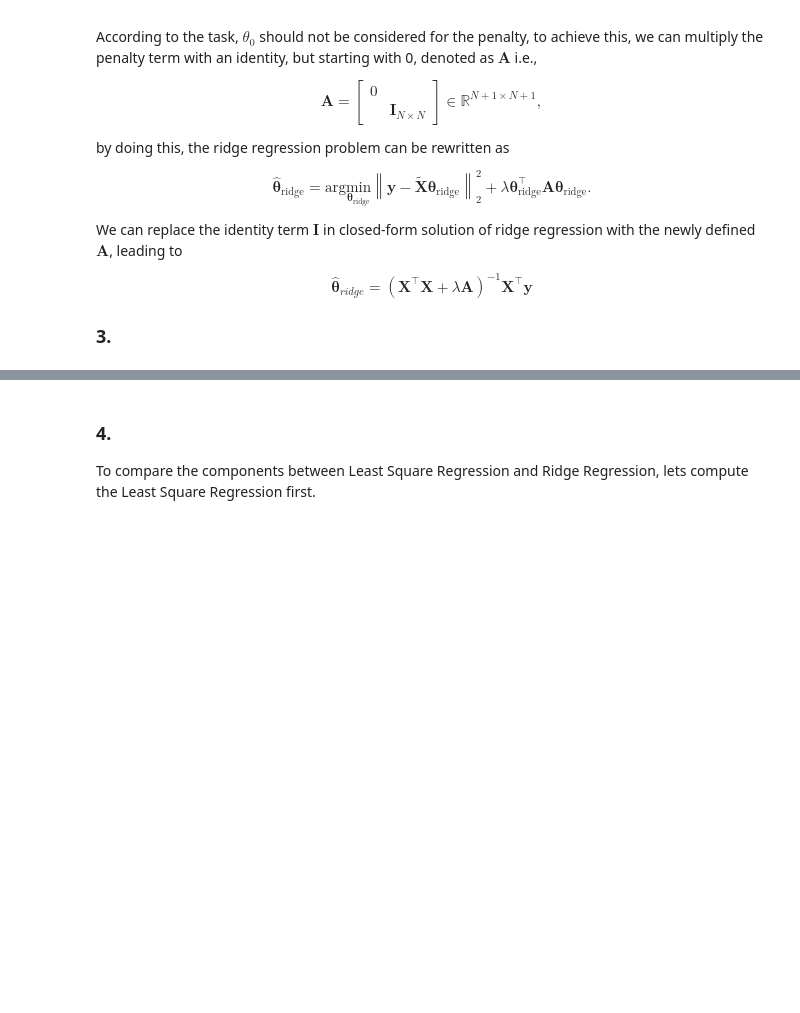
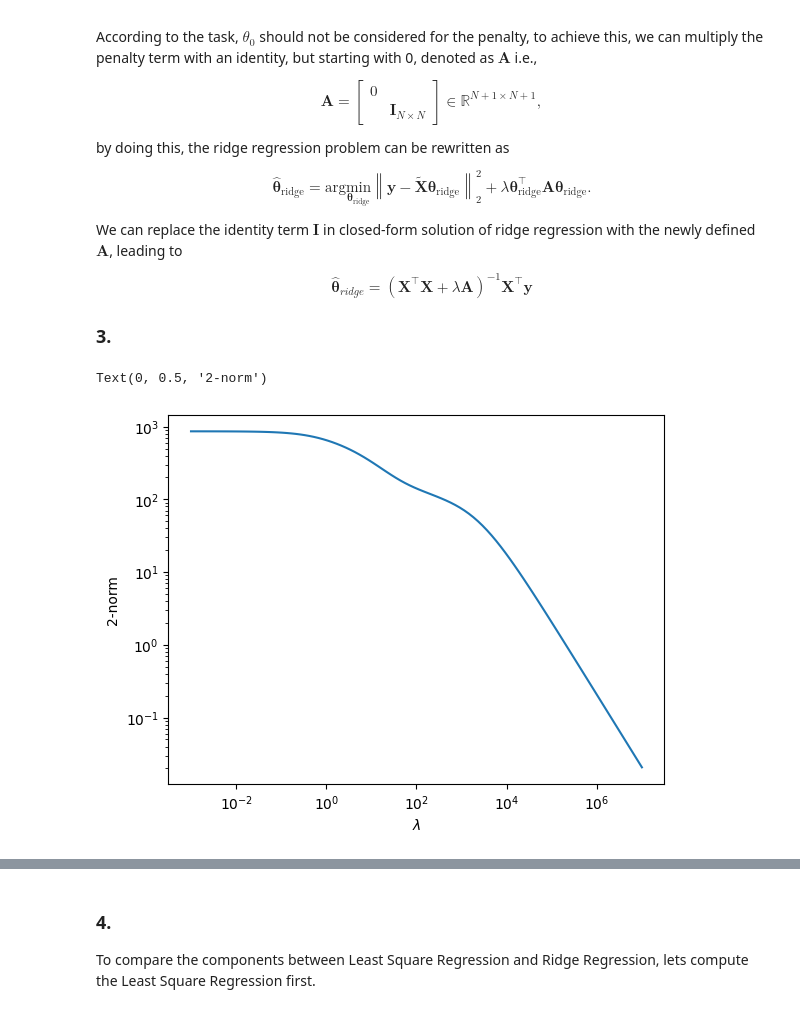
Before and after one commit to Jonas-Zhang97/TUM-MLO, a Jupyter notebook: MLO/HW3/HW3.ipynb, the cells around one changed output, grey strips where cells are left out. Saved outputs shown, nothing was run; the diff lists cells and outputs as text; code cells hidden in the pictures; blank space fills up the shorter version.

```diff
--- a/MLO/HW3/HW3.ipynb
+++ b/MLO/HW3/HW3.ipynb
@@ -77,11 +120,37 @@ from sklearn import linear_model as lm
 # %%
-# X = np.loadtxt("hitters/hitters.x.csv", delimiter = ",", skiprows = 1)
-#
-# with open("hitters/hitters.x.csv", "r") as f:
-#   features = next(csv.reader(f))
-#
-# y = np.loadtxt("hitters/hitters.y.csv", delimiter = ",", skiprows = 1)
-#
-# SS = StandardScaler()
-# X = SS.fit_transform(X)
-# X = np.hstack((np.ones([np.shape(X)[0],1]), X))
+# Load data
+X = np.loadtxt("hitters/hitters.x.csv", delimiter = ",", skiprows = 1)
+
+with open("hitters/hitters.x.csv", "r") as f:
+  features = next(csv.reader(f))
+
+y = np.loadtxt("hitters/hitters.y.csv", delimiter = ",", skiprows = 1)
+
+# Normalize data
+SS = StandardScaler()
+X = SS.fit_transform(X)
+
+# Add ones to the data
+X = np.hstack((np.ones([np.shape(X)[0],1]), X))
+
+# Generate lambda array
+lam_array = np.logspace(-3, 7, 100)
+
+# Create a empty theta matrix with arrays for thetas
+thetas_r = np.zeros([lam_array.shape[0], X.shape[1]])
+
+# Perform ridge regression for every lambda
+for i in range(lam_array.shape[0]):
+  lambda_curr = lam_array[i]
+  thetas_r[i, :] = solveRidgeRegression(X, y, lambda_curr)
+
+# Calculate the norm of the thetas, note to exclude the first column
+norms = np.linalg.norm(thetas_r[:, 1:], axis = 1)
+
+# Plot the result
+plt.loglog(lam_array, norms)
+plt.xlabel('$\lambda$')
+plt.ylabel('2-norm')
+# %% [output]
+Text(0, 0.5, '2-norm')
+[figure, added]
```
Also changed, not shown: parts of 23 cells of this notebook, 3 other files.
